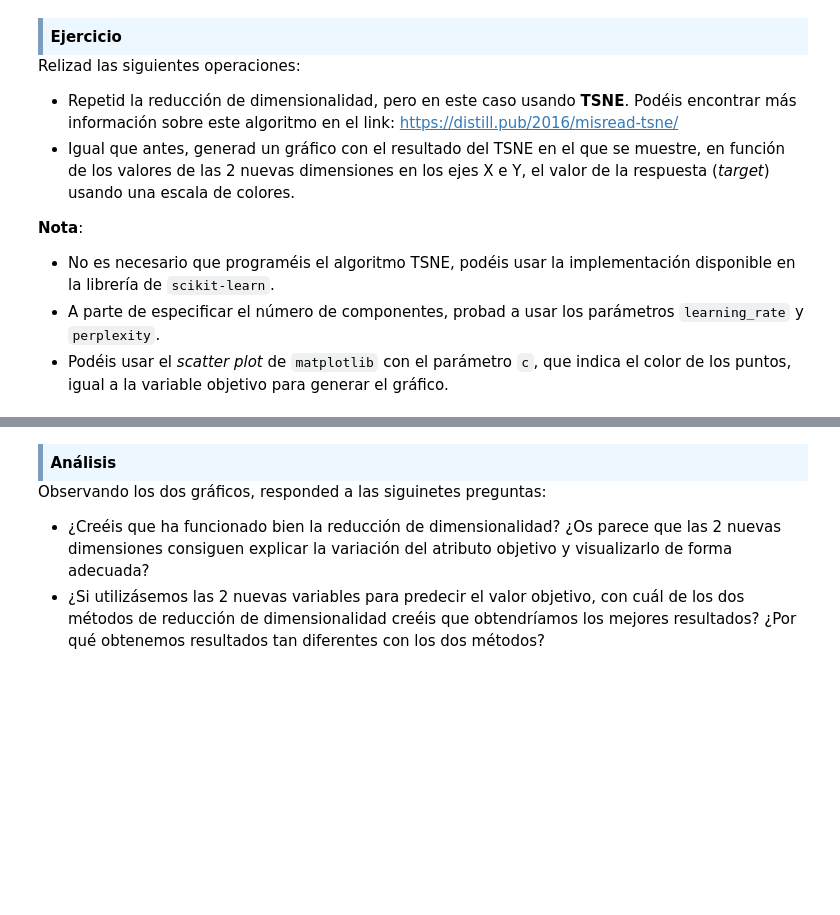
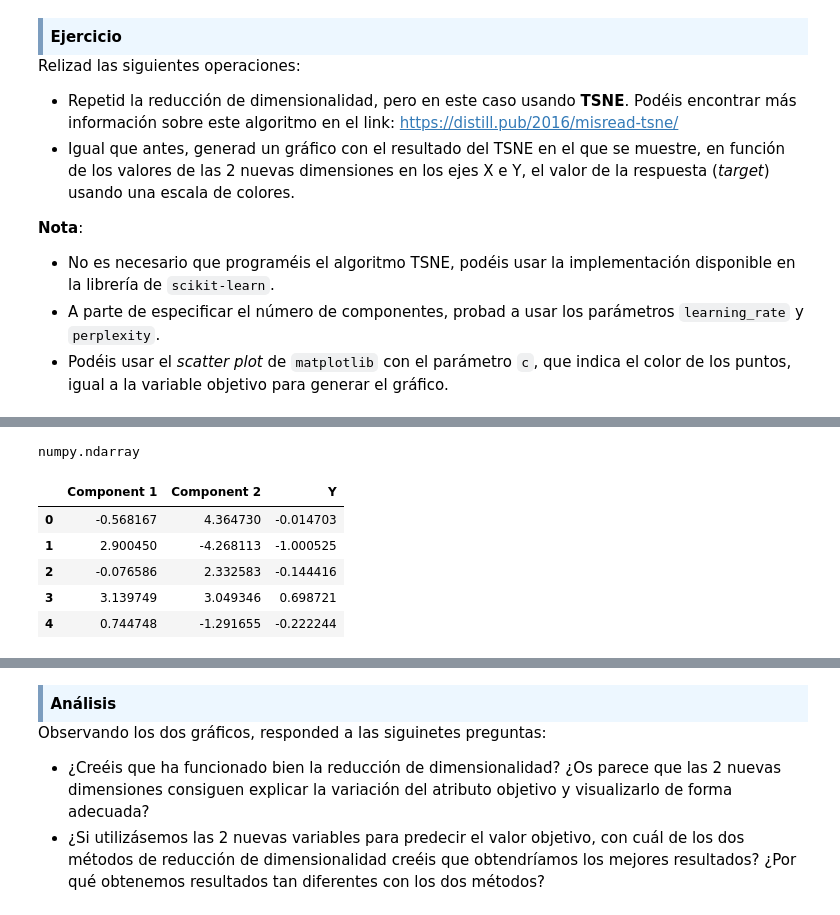
Before and after one commit to angelbujalance/MAME_PEC, a Jupyter notebook: M2.855_20221_PEC1-Enunciado.ipynb, the cells around one changed output, grey strips where cells are left out. Saved outputs shown, nothing was run; the diff lists cells and outputs as text; code cells hidden in the pictures; blank space fills up the shorter version.

```diff
--- a/M2.855_20221_PEC1-Enunciado.ipynb
+++ b/M2.855_20221_PEC1-Enunciado.ipynb
@@ -505,0 +590,17 @@ Relizad las siguientes operaciones:
+# %%
+type(diab_tsne)
+# %% [output]
+numpy.ndarray
+# %%
+# tsne data to dataframe
+
+df_tsne = pd.DataFrame({'Component 1': diab_tsne[:, 0], 'Component 2': diab_tsne[:, 1],
+                        'Y': cuantnor.Y})
+df_tsne.head()
+# %% [output]
+|  | Component 1 | Component 2 | Y |
+| 0 | -0.568167 | 4.364730 | -0.014703 |
+| 1 | 2.900450 | -4.268113 | -1.000525 |
+| 2 | -0.076586 | 2.332583 | -0.144416 |
+| 3 | 3.139749 | 3.049346 | 0.698721 |
+| 4 | 0.744748 | -1.291655 | -0.222244 |
```
Also changed, not shown: parts of 10 cells of this notebook.
